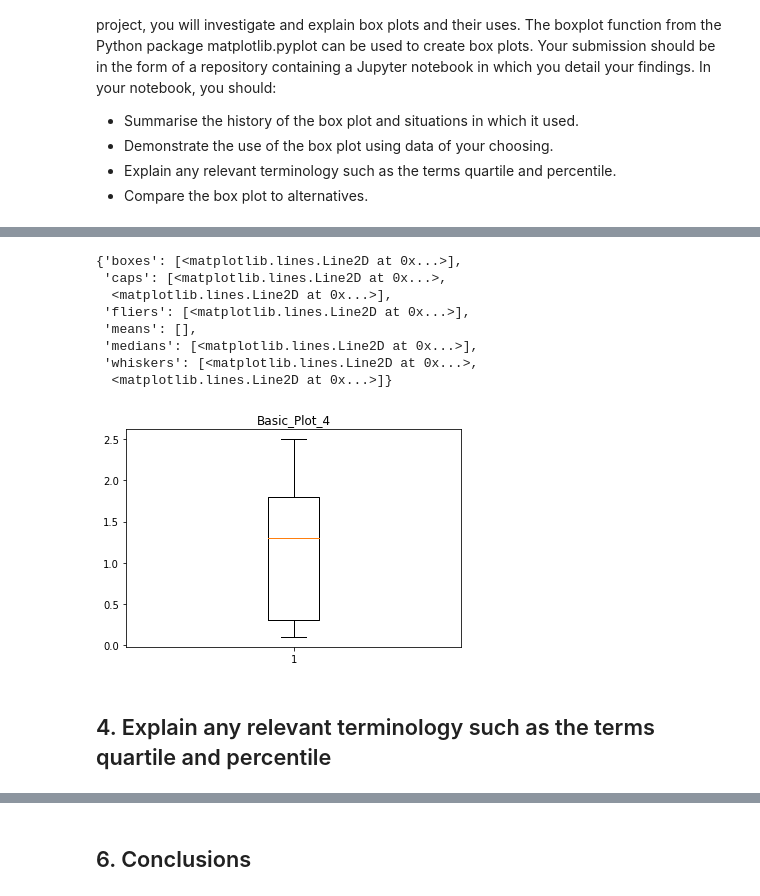
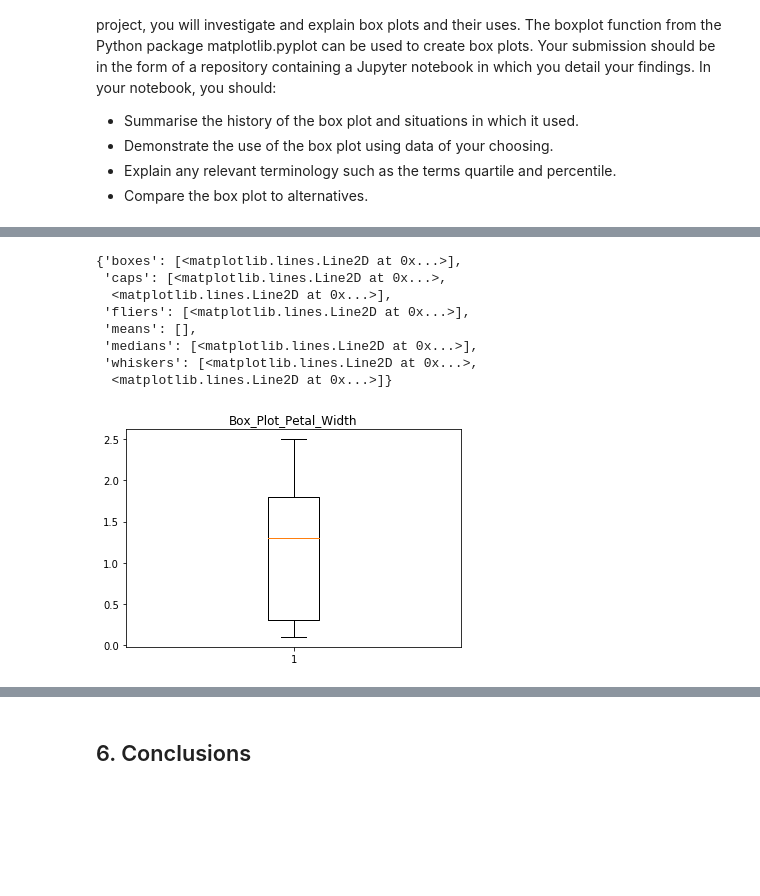
Before and after one commit to G00364756/52446---Fundamentals-of-Data-Analysis---Project, a Jupyter notebook: AOC_G00364756_52466---Fundamentals of Data Analysis---Project 2018.ipynb, the cells around one changed output, grey strips where cells are left out. Cells and saved outputs as stored; diff of their text form; code cells hidden in the pictures; blank space fills up the shorter version.

```diff
--- a/AOC_G00364756_52466---Fundamentals of Data Analysis---Project 2018.ipynb
+++ b/AOC_G00364756_52466---Fundamentals of Data Analysis---Project 2018.ipynb
@@ -102,16 +109,14 @@ ax3.boxplot(df['petal_length'])
 # %%
 fig4, ax4 = plt.subplots()
-ax4.set_title('Basic_Plot_4')
-ax4.boxplot(df['petal_width'])
+ax4.set_title('Box_Plot_Petal_Width')
+ax4.boxplot(df['petal_width'], whis=1.5)
 # %% [output]
 {'boxes': [<matplotlib.lines.Line2D at 0x...>],
  'caps': [<matplotlib.lines.Line2D at 0x...>,
   <matplotlib.lines.Line2D at 0x...>],
  'fliers': [<matplotlib.lines.Line2D at 0x...>],
  'means': [],
  'medians': [<matplotlib.lines.Line2D at 0x...>],
  'whiskers': [<matplotlib.lines.Line2D at 0x...>,
   <matplotlib.lines.Line2D at 0x...>]}
-[figure, old version]
+[figure, new version]
-# %% [markdown]
-## 4. Explain any relevant terminology such as the terms quartile and percentile
```
Also changed, not shown: parts of 14 cells of this notebook, 1 other file.
